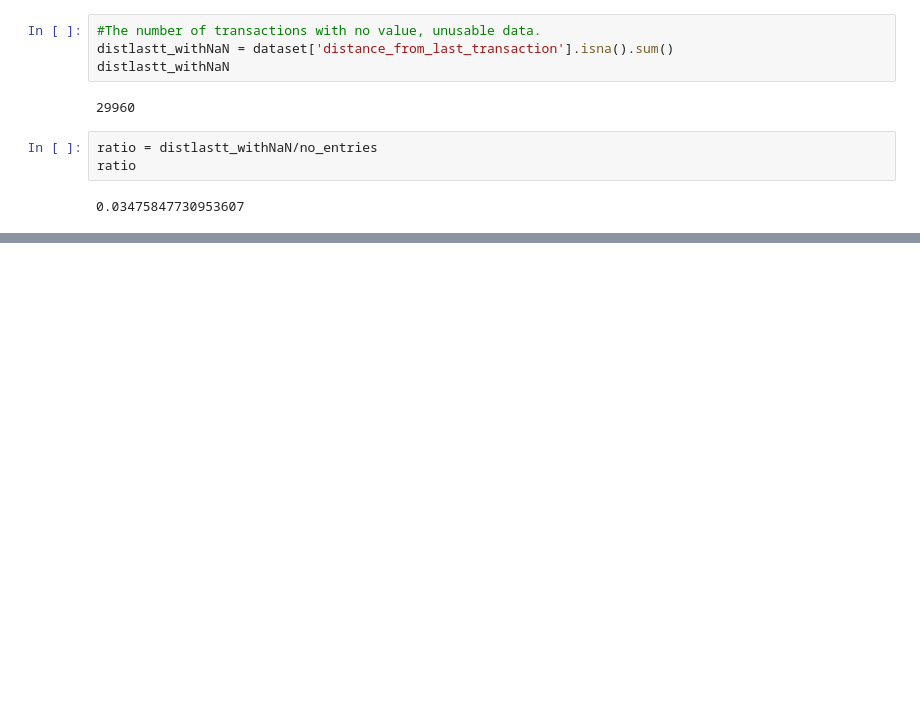
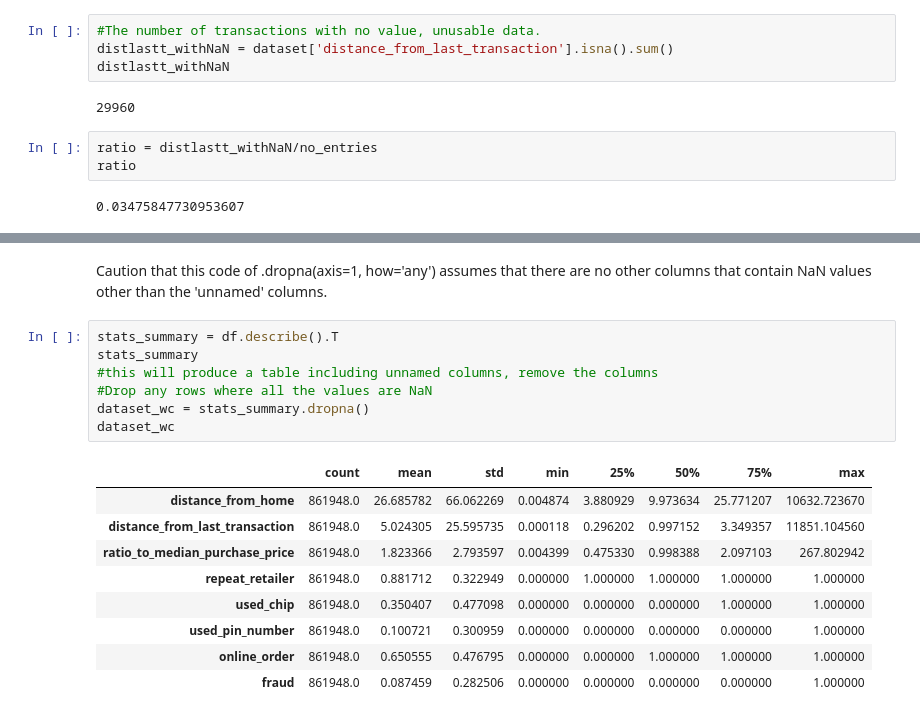
Before and after one commit to KarimKhalil33/CreditCard-Fraud-Data-Analysis, a Jupyter notebook: analysis/analysis4.ipynb, the cells around one changed output, grey strips where cells are left out. Cells and saved outputs as stored; diff of their text form; blank space fills up the shorter version.

```diff
--- a/analysis/analysis4.ipynb
+++ b/analysis/analysis4.ipynb
@@ -101,0 +141,19 @@ ratio
+# %% [markdown]
+Caution that this code of .dropna(axis=1, how='any') assumes that there are no other columns that contain NaN values other than the 'unnamed' columns.
+# %%
+stats_summary = df.describe().T
+stats_summary
+#this will produce a table including unnamed columns, remove the columns
+#Drop any rows where all the values are NaN
+dataset_wc = stats_summary.dropna()
+dataset_wc
+# %% [output]
+|  | count | mean | std | min | 25% | 50% | 75% | max |
+| distance_from_home | 861948.0 | 26.685782 | 66.062269 | 0.004874 | 3.880929 | 9.973634 | 25.771207 | 10632.723670 |
+| distance_from_last_transaction | 861948.0 | 5.024305 | 25.595735 | 0.000118 | 0.296202 | 0.997152 | 3.349357 | 11851.104560 |
+| ratio_to_median_purchase_price | 861948.0 | 1.823366 | 2.793597 | 0.004399 | 0.475330 | 0.998388 | 2.097103 | 267.802942 |
+| repeat_retailer | 861948.0 | 0.881712 | 0.322949 | 0.000000 | 1.000000 | 1.000000 | 1.000000 | 1.000000 |
+| used_chip | 861948.0 | 0.350407 | 0.477098 | 0.000000 | 0.000000 | 0.000000 | 1.000000 | 1.000000 |
+| used_pin_number | 861948.0 | 0.100721 | 0.300959 | 0.000000 | 0.000000 | 0.000000 | 0.000000 | 1.000000 |
+| online_order | 861948.0 | 0.650555 | 0.476795 | 0.000000 | 0.000000 | 1.000000 | 1.000000 | 1.000000 |
+| fraud | 861948.0 | 0.087459 | 0.282506 | 0.000000 | 0.000000 | 0.000000 | 0.000000 | 1.000000 |
```
Also changed, not shown: parts of 4 cells of this notebook.
